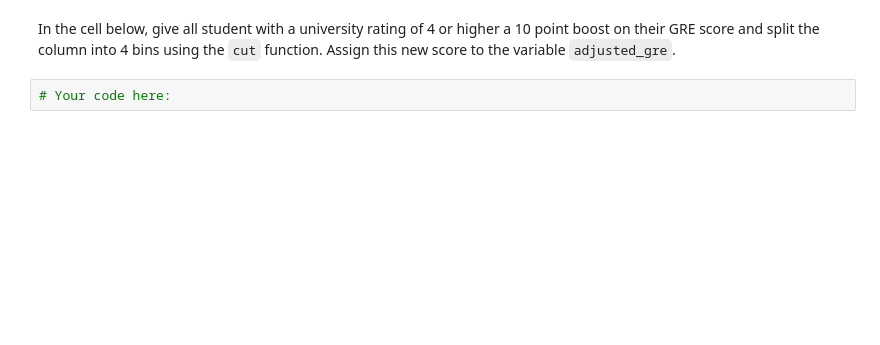
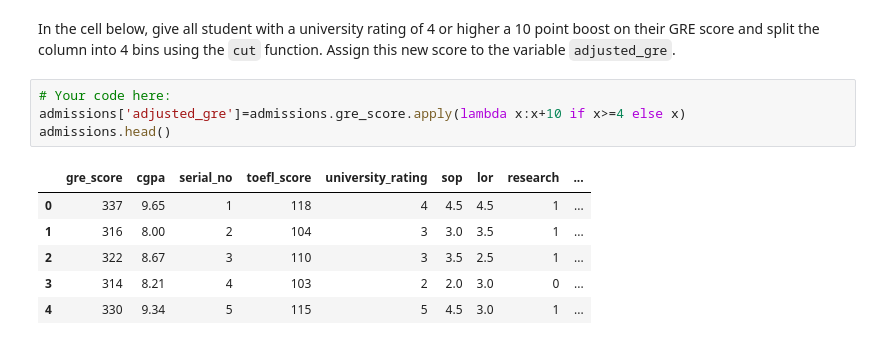
Before and after one commit to silviaherf/datamad0820, a Jupyter notebook: module-2/lab-advanced-pandas/your-code/main.ipynb, the cells around one changed output. Drawn from its saved outputs; the diff is of its cells as text; blank space fills up the shorter version.

```diff
--- a/module-2/lab-advanced-pandas/your-code/main.ipynb
+++ b/module-2/lab-advanced-pandas/your-code/main.ipynb
@@ -217,4 +231,13 @@ In the cell below, remove all non character symbols from the column names, repla
 # %% [markdown]
 In the cell below, give all student with a university rating of 4 or higher a 10 point boost on their GRE score and split the column into 4 bins using the `cut` function. Assign this new score to the variable `adjusted_gre`.
-# %%
-# Your code here:
+# %%
+# Your code here:
+admissions['adjusted_gre']=admissions.gre_score.apply(lambda x:x+10 if x>=4 else x)
+admissions.head()
+# %% [output]
+|  | gre_score | cgpa | serial_no | toefl_score | university_rating | sop | lor | research | ... |
+| 0 | 337 | 9.65 | 1 | 118 | 4 | 4.5 | 4.5 | 1 | ... |
+| 1 | 316 | 8.00 | 2 | 104 | 3 | 3.0 | 3.5 | 1 | ... |
+| 2 | 322 | 8.67 | 3 | 110 | 3 | 3.5 | 2.5 | 1 | ... |
+| 3 | 314 | 8.21 | 4 | 103 | 2 | 2.0 | 3.0 | 0 | ... |
+| 4 | 330 | 9.34 | 5 | 115 | 5 | 4.5 | 3.0 | 1 | ... |
```
Also changed, not shown: parts of 6 cells of this notebook.
